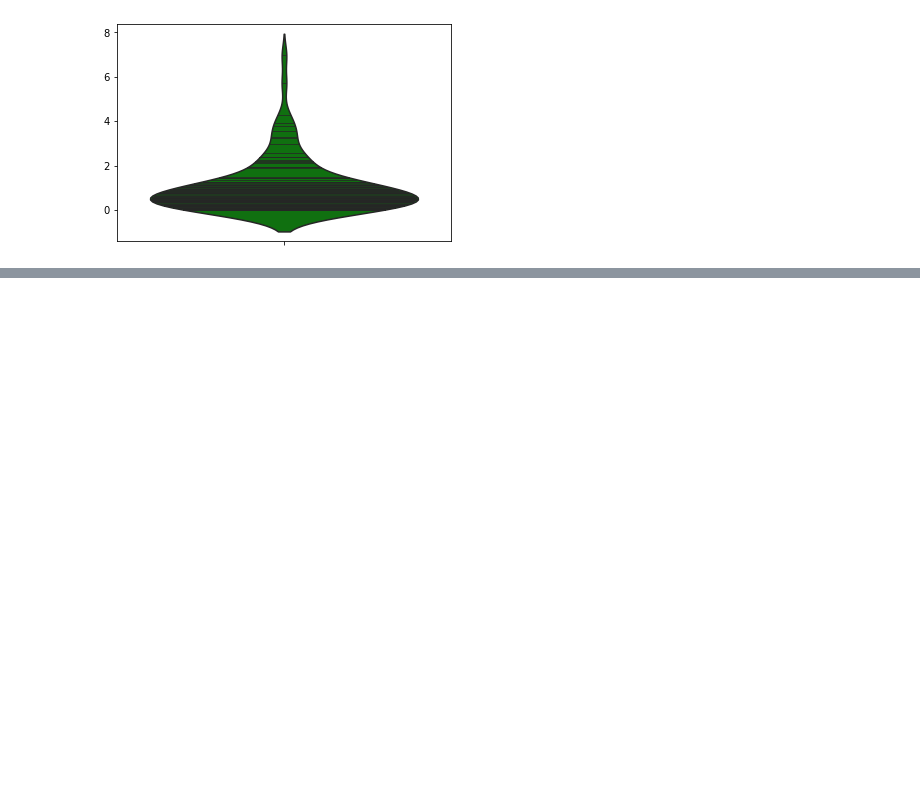
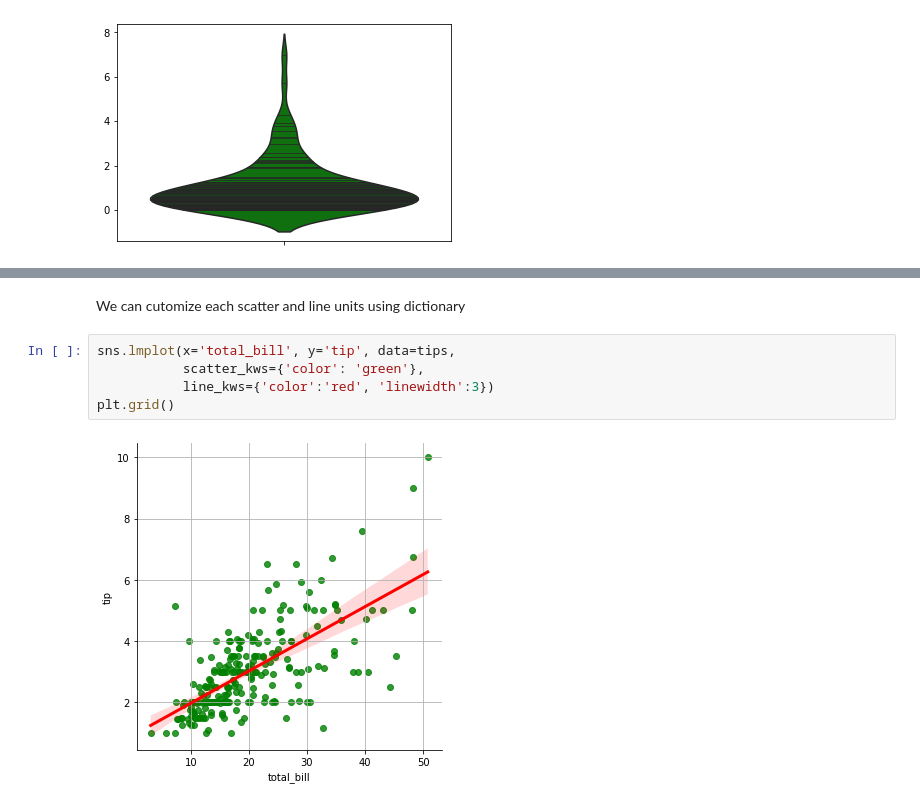
Before and after one commit to albinjohn366/DataScience_Tutorials, a Jupyter notebook: DataVisualization.ipynb, the cells around one changed output, grey strips where cells are left out. Drawn from its saved outputs; the diff is of its cells as text; blank space fills up the shorter version.

```diff
--- a/DataVisualization.ipynb
+++ b/DataVisualization.ipynb
@@ -136,0 +156,9 @@ sns.violinplot(y=gamma_1, color='g', inner='stick')
+# %% [markdown]
+We can cutomize each scatter and line units using dictionary
+# %%
+sns.lmplot(x='total_bill', y='tip', data=tips,
+           scatter_kws={'color': 'green'},
+           line_kws={'color':'red', 'linewidth':3})
+plt.grid()
+# %% [output]
+[figure, added]
```
Also changed, not shown: parts of 18 cells of this notebook.
